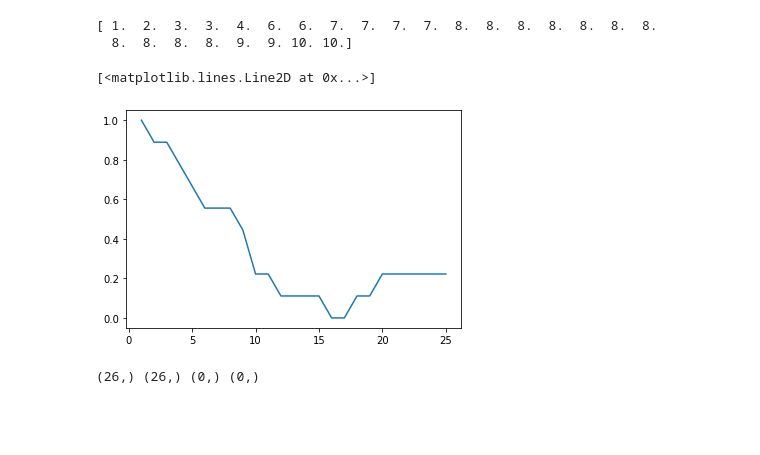
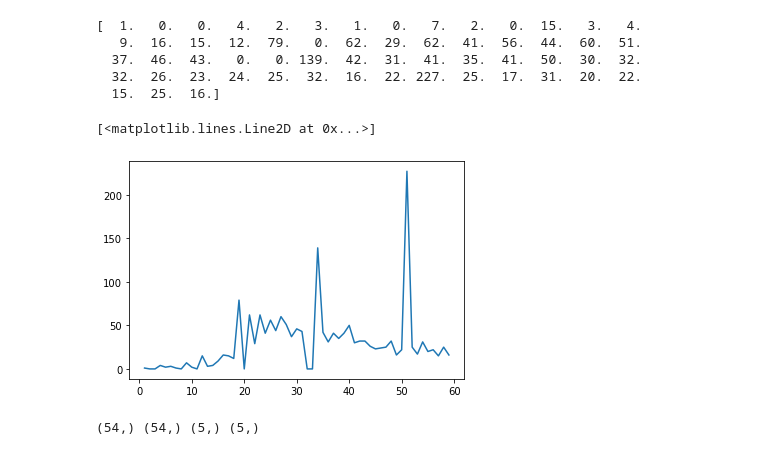
Before and after one commit to KevinHuang8/COVID19-prediction, a Jupyter notebook: models/curvefit.ipynb, the cells around one changed output. Saved outputs shown, nothing was run; the diff lists cells and outputs as text; code cells hidden in the pictures; blank space fills up the shorter version.

```diff
--- a/models/curvefit.ipynb
+++ b/models/curvefit.ipynb
@@ -31,30 +25,33 @@ deaths = datadict['deaths_raw']
 demographics = u.load_demographics_data()
 pop = demographics['total_pop']
 # %%
-county = 3111
+county = 1879
 z = deaths[county]
 z = z[z != 0]
 init = [z[0]]
 z1 = np.diff(z)
 init.append(z1[0])
 z2 = np.diff(z1)
-print(z)
+print(z1)
 # %% [output]
-[ 1.  2.  3.  3.  4.  6.  6.  7.  7.  7.  7.  8.  8.  8.  8.  8.  8.  8.
-  8.  8.  8.  8.  9.  9. 10. 10.]
+[  1.   0.   0.   4.   2.   3.   1.   0.   7.   2.   0.  15.   3.   4.
+   9.  16.  15.  12.  79.   0.  62.  29.  62.  41.  56.  44.  60.  51.
+  37.  46.  43.   0.   0. 139.  42.  31.  41.  35.  41.  50.  30.  32.
+  32.  26.  23.  24.  25.  32.  16.  22. 227.  25.  17.  31.  20.  22.
+  15.  25.  16.]
 # %%
 z_smooth = smooth_timeseries(z1, 9)
 # %%
-y = z_smooth
+y = z1
 x = np.linspace(1, y.shape[0], y.shape[0])
 plt.plot(x, y)
 # %% [output]
 [<matplotlib.lines.Line2D at 0x...>]
-[figure, old version]
+[figure, new version]
 # %%
-dat = z
+dat = z_smooth
 
-validation_steps = 0
+validation_steps = 5
 
 X_train = np.arange(dat.shape[0] - validation_steps)
 y_train = dat[:dat.shape[0] - validation_steps]
@@ -64,7 +61,7 @@ y_test = dat[dat.shape[0] - validation_steps:]
 
 print(X_train.shape, y_train.shape, X_test.shape, y_test.shape)
 # %% [output]
-(26,) (26,) (0,) (0,)
+(54,) (54,) (5,) (5,)
 # %%
 print(X_train, y_train)
 # %% [output]
```
Also changed, not shown: parts of 47 cells of this notebook, 19 other files.
